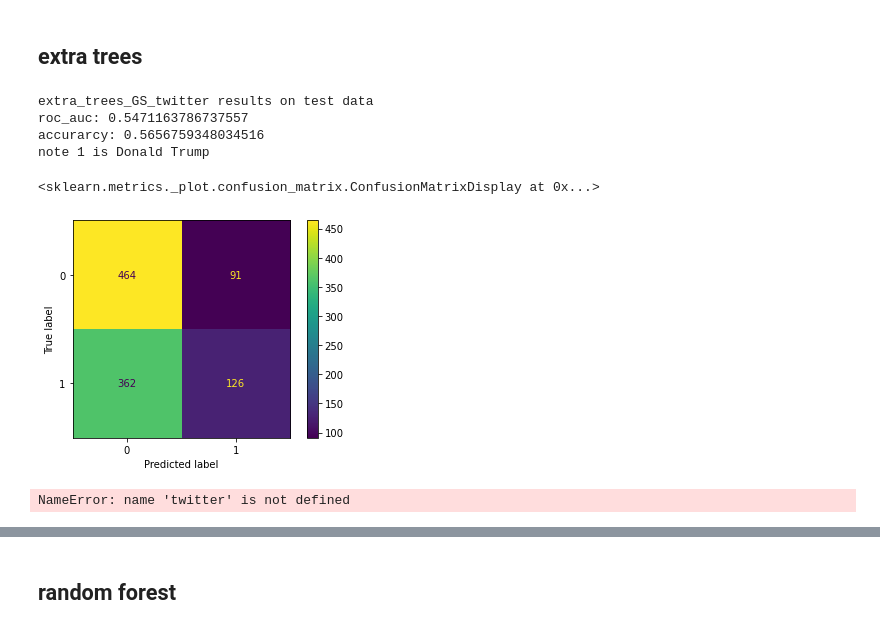
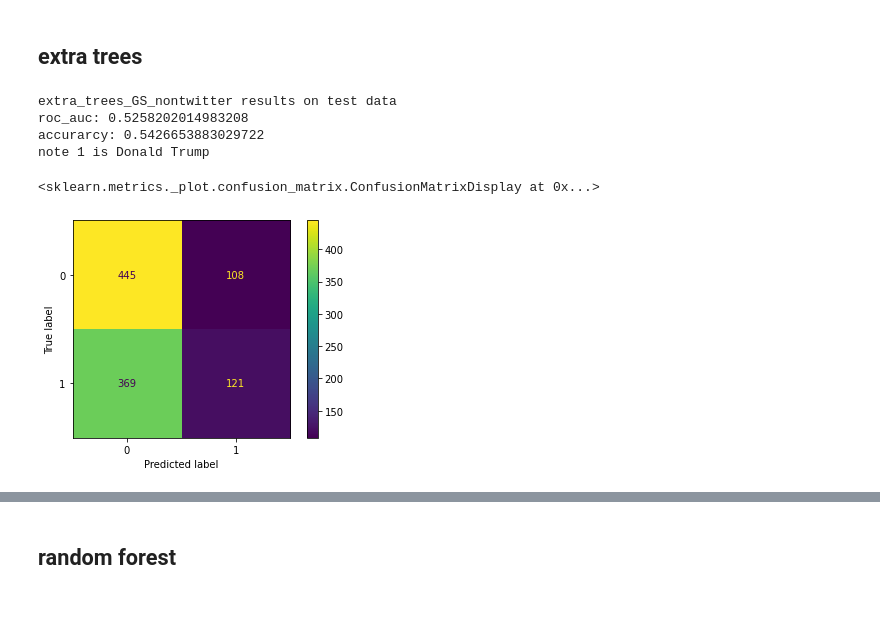
Before and after one commit to ttourneux/propaganda-classification, a Jupyter notebook: non Twitter analysis.ipynb, the cells around one changed output, grey strips where cells are left out. Drawn from its saved outputs; the diff is of its cells as text; code cells hidden in the pictures.

```diff
--- a/non Twitter analysis.ipynb
+++ b/non Twitter analysis.ipynb
@@ -227,43 +230,18 @@ filename = 'extra_trees_GS_nontwitter'
 pickle.dump(ETCV, open(filename,'wb'))
 # %%
+filename = 'extra_trees_GS_nontwitter'
 loaded_model = pickle.load(open(filename, 'rb'))
 
 print(filename+" results on test data")
 print("roc_auc:",roc_auc_score(Y_test,loaded_model.predict(X_test)))
 print("accurarcy:",accuracy_score(Y_test,loaded_model.predict(X_test)))
 print("note 1 is Donald Trump")
 cm = confusion_matrix(Y_test,loaded_model.predict(X_test))
 ConfusionMatrixDisplay(cm).plot()
 # %% [output]
-extra_trees_GS_twitter results on test data
-roc_auc: 0.5471163786737557
-accurarcy: 0.5656759348034516
+extra_trees_GS_nontwitter results on test data
+roc_auc: 0.5258202014983208
+accurarcy: 0.5426653883029722
 note 1 is Donald Trump
 <sklearn.metrics._plot.confusion_matrix.ConfusionMatrixDisplay at 0x...>
-[figure, old version]
+[figure, new version]
-# %%
-scoring = ['roc_auc', 'accuracy']#
-r_multi = permutation_importance(
-    ETCV, X_test, Y_test, n_repeats=30, random_state=0, scoring=scoring)
-
-features= list(nonTwitterDf.columns)[6:-2]
-roc_auc_importance = []
-roc_auc_std = []
-acc_importance =[]
-acc_std=[]
-for metric in r_multi:
-    print(f"{metric}")
-    r = r_multi[metric]
-    for i in range(len(features)):
-        #if r.importances_mean[i] - 2 * r.importances_std[i] > 0: ## do we want to know this?
-        print(i,f"    {list(nonTwitterDf.columns)[6:-2][i]:<8}"
-              f"{r.importances_mean[i]:.3f}"
-              f" +/- {r.importances_std[i]:.3f}")
-        if metric == 'roc_auc':
-            roc_auc_importance.append(r.importances_mean[i])
-            roc_auc_std.append(r.importances_std[i])
-        if metric == 'accuracy':
-            acc_importance.append(r.importances_mean[i])
-            acc_std.append(r.importances_std[i])
-# %% [output]
-NameError: name 'twitter' is not defined
```
Also changed, not shown: parts of 14 cells of this notebook, 9 other files.
